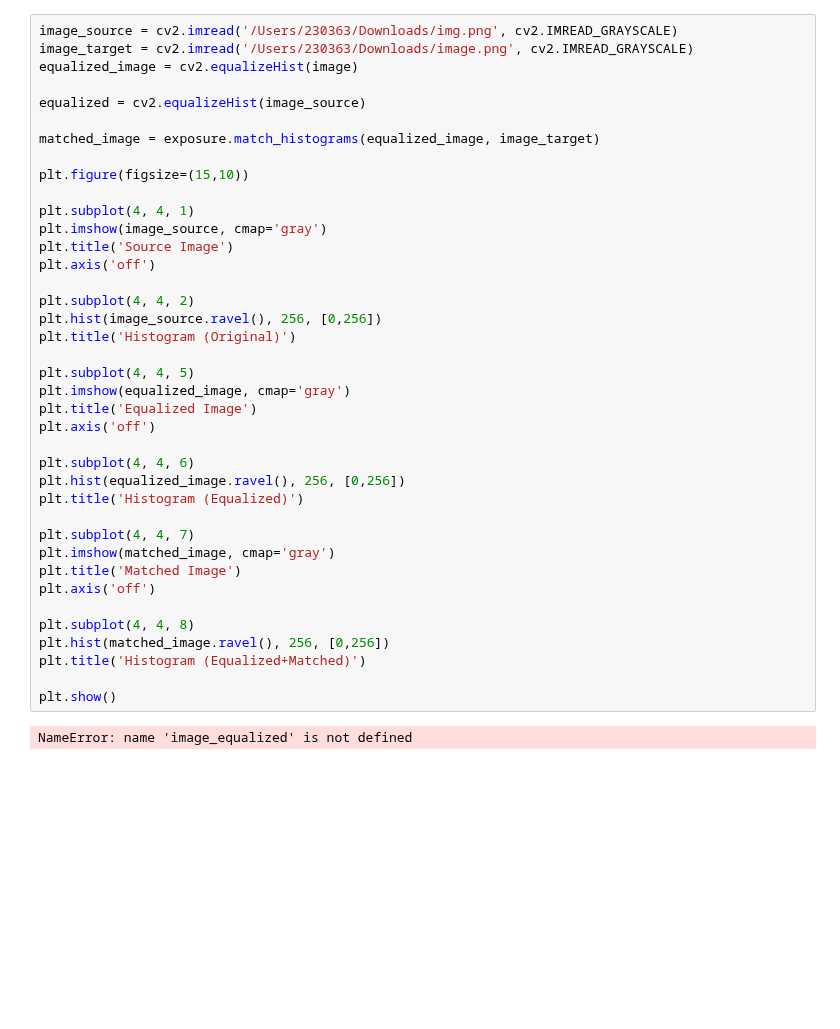
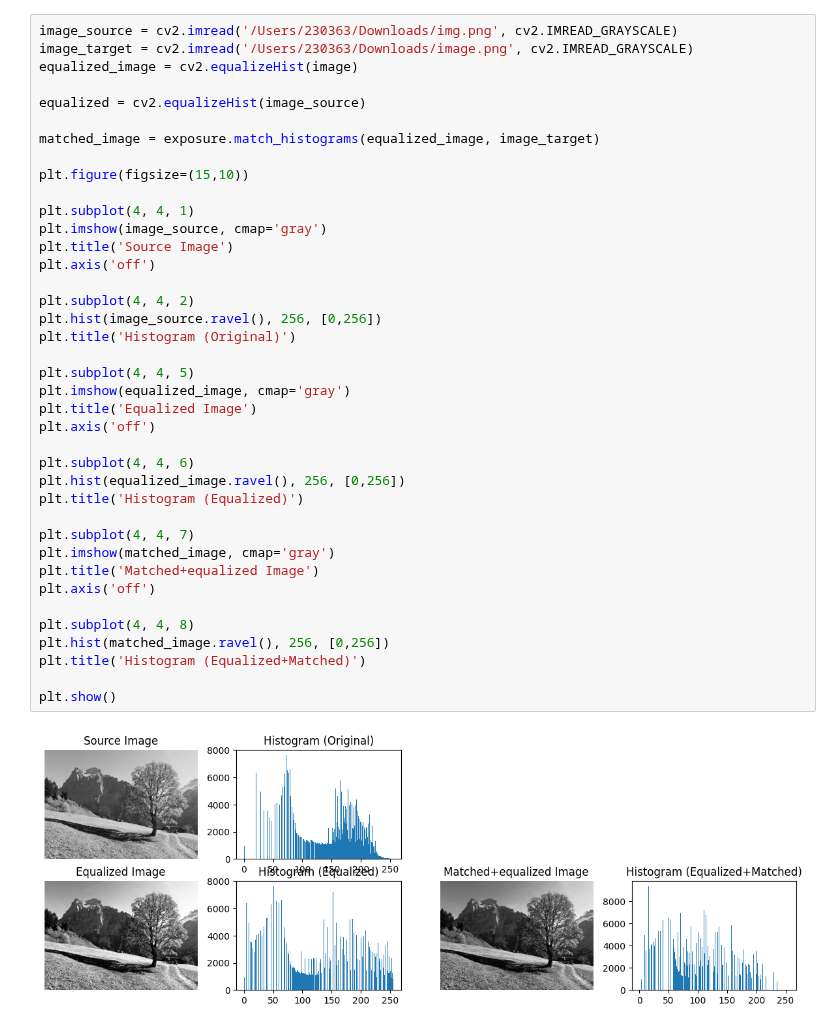
Before and after one commit to abror230363/week5.lab5, a Jupyter notebook: week5_lab5.ipynb, the cells around one changed output. Saved outputs shown, nothing was run; the diff lists cells and outputs as text; blank space fills up the shorter version.

```diff
--- a/week5_lab5.ipynb
+++ b/week5_lab5.ipynb
@@ -162,32 +176,32 @@ matched_image = exposure.match_histograms(equalized_image, image_target)
 plt.figure(figsize=(15,10))
 
 plt.subplot(4, 4, 1)
 plt.imshow(image_source, cmap='gray')
 plt.title('Source Image')
 plt.axis('off')
 
 plt.subplot(4, 4, 2)
 plt.hist(image_source.ravel(), 256, [0,256])
 plt.title('Histogram (Original)')
 
 plt.subplot(4, 4, 5)
 plt.imshow(equalized_image, cmap='gray')
 plt.title('Equalized Image')
 plt.axis('off')
 
 plt.subplot(4, 4, 6)
 plt.hist(equalized_image.ravel(), 256, [0,256])
 plt.title('Histogram (Equalized)')
 
 plt.subplot(4, 4, 7)
 plt.imshow(matched_image, cmap='gray')
-plt.title('Matched Image')
+plt.title('Matched+equalized Image')
 plt.axis('off')
 
 plt.subplot(4, 4, 8)
 plt.hist(matched_image.ravel(), 256, [0,256])
 plt.title('Histogram (Equalized+Matched)')
 
 plt.show()
 # %% [output]
-NameError: name 'image_equalized' is not defined
+[figure, added]
```
Also changed, not shown: parts of 6 cells of this notebook.
